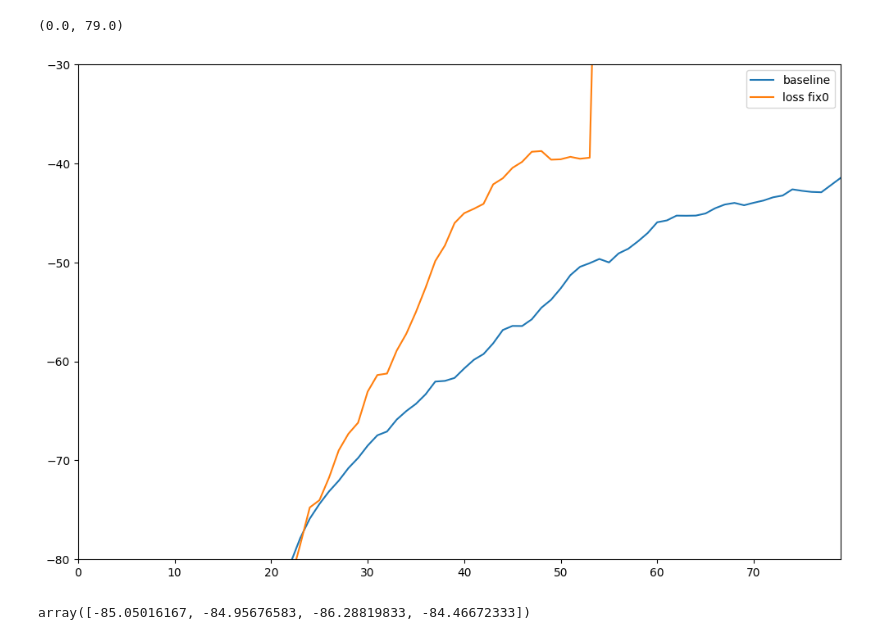
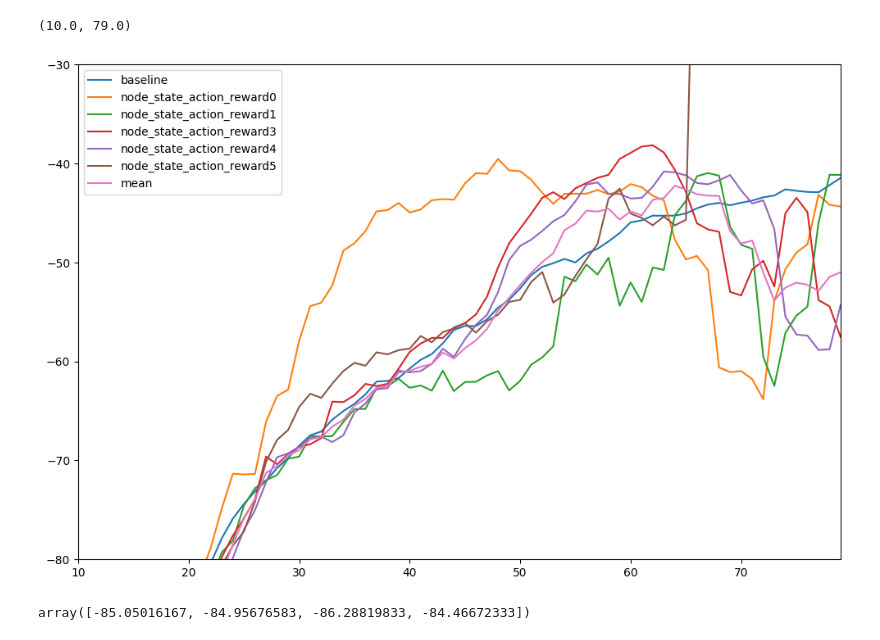
Before and after one commit to cage-challenge/cage-challenge-2, a Jupyter notebook: CybORG/CybORG/MBPPO/plots.ipynb, the cells around one changed output. Saved outputs shown, nothing was run; the diff lists cells and outputs as text; code cells hidden in the pictures.

```diff
--- a/CybORG/CybORG/MBPPO/plots.ipynb
+++ b/CybORG/CybORG/MBPPO/plots.ipynb
@@ -9,21 +9,30 @@ from sklearn.manifold import TSNE
 # %%
 fig = plt.figure(figsize=(12, 8), dpi=100)
 plt.plot(np.load('ppo_bline_baseline.npy'), label="baseline")
-plt.plot(np.load('node_priv_unk_lstm0.npy'), label="loss fix0")
+#plt.plot(np.load('node_priv_unk_lstm0.npy'), label="loss fix0")
 #plt.plot(np.load('node_priv_unk_lstm1.npy'), label="loss fix1")
+#plt.plot(np.load('node_priv_unk_lstm2.npy'), label="loss fix2")
 #plt.plot(np.load('node_priv_unk_lstm3.npy'), label="loss fix3")
-#plt.plot(np.load('node_priv_unk_lstm2.npy'), label="loss fix2")
-#plt.plot(np.load('node_priv_unk_lstm4.npy'), label="loss fix4")
+mean = np.stack([np.load('node_validation1.npy'), np.load('node_validation3.npy'), np.load('node_validation4.npy')], axis=1)
+mean = np.mean(mean, axis=-1)
+plt.plot(np.load('node_validation0.npy'), label="node_state_action_reward0")
+plt.plot(np.load('node_validation1.npy'), label="node_state_action_reward1")
+#plt.plot(np.load('node_validation2.npy'), label="node_state_action_reward2")
+plt.plot(np.load('node_validation3.npy'), label="node_state_action_reward3")
+plt.plot(np.load('node_validation4.npy'), label="node_state_action_reward4")
+plt.plot(np.load('node_validation5.npy'), label="node_state_action_reward5")
+plt.plot(mean, label="mean")
+#plt.plot(np.load('node_state_action_reward3.npy'), label="node_state_action_reward3")
 #plt.plot(np.load('node_priv_unk_lstm5.npy'), label="loss fix5")
 #plt.plot(np.load('node_priv_unk_lstm6.npy'), label="loss fix6")
 
 plt.legend()
 
 plt.ylim(-80, -30)
-plt.xlim(0, 79)
+plt.xlim(10, 79)
 # %% [output]
-(0.0, 79.0)
+(10.0, 79.0)
-[figure, old version]
+[figure, new version]
 # %%
 mean_ = []
 mean_.append(np.load('node_with_priv0.npy'))
```
Also changed, not shown: parts of 2 cells of this notebook, 14 other files.
